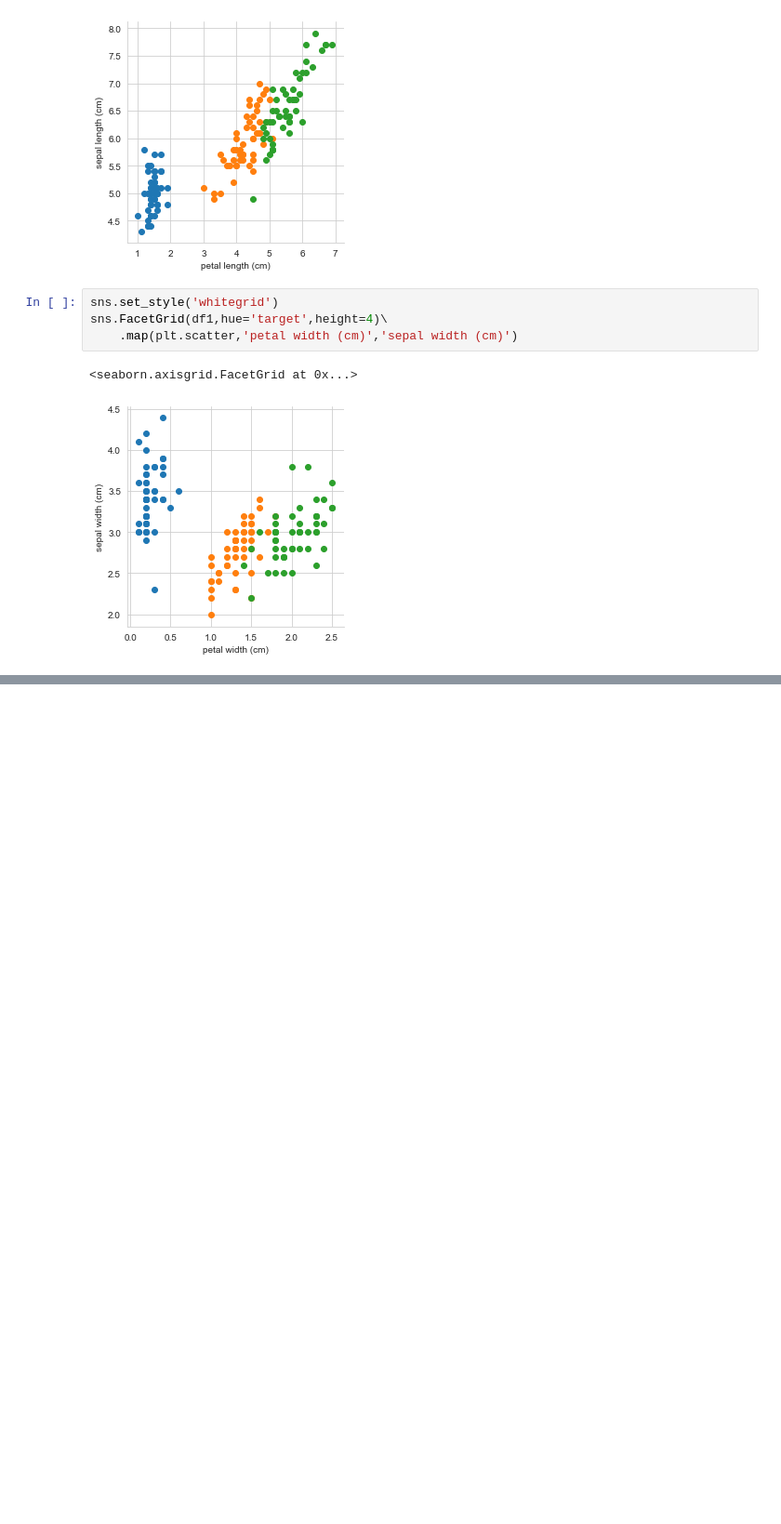
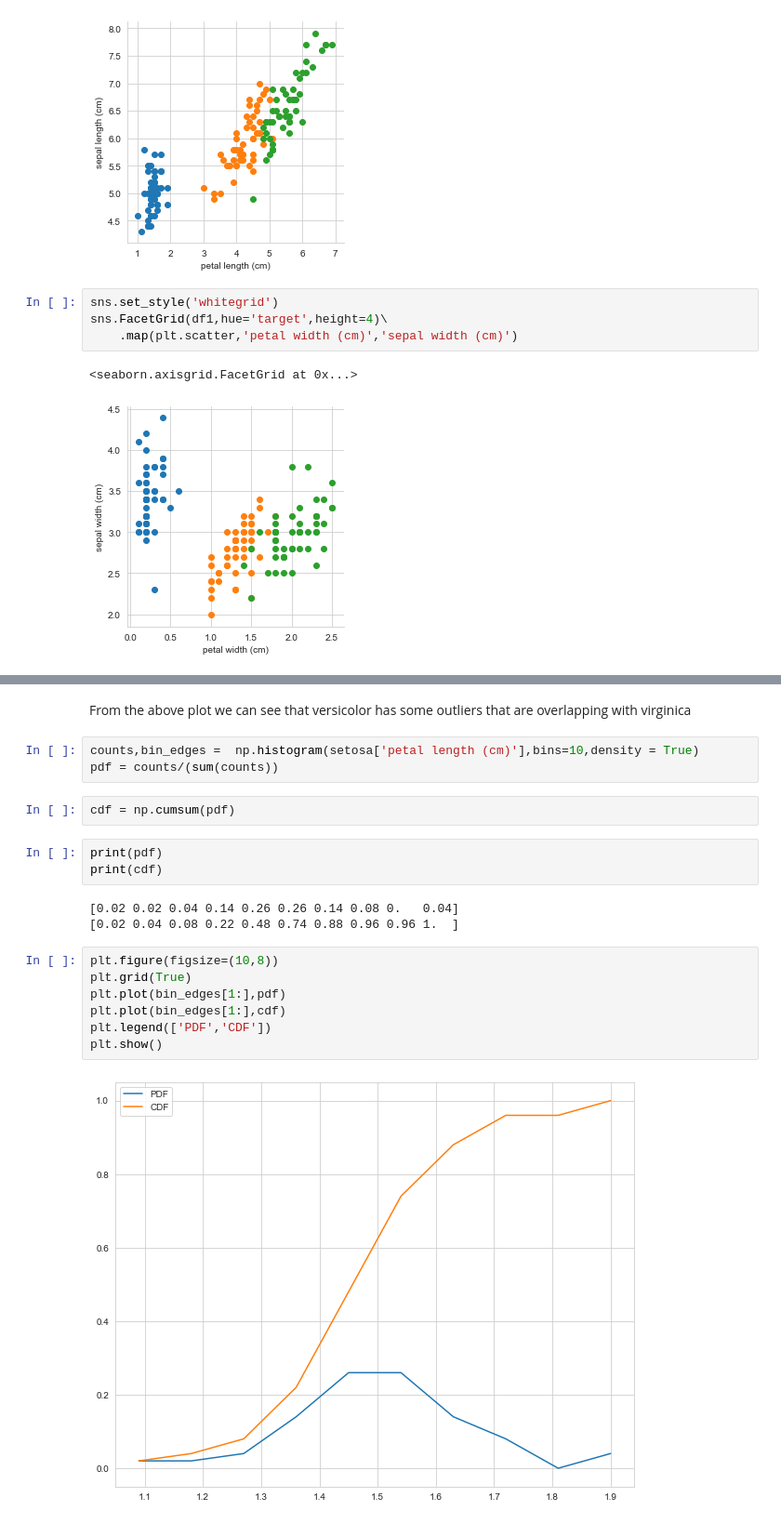
Before and after one commit to marshallclaudius/EDA, a Jupyter notebook: Iris dataset EDA.ipynb, the cells around one changed output, grey strips where cells are left out. Shown at 93% size. Cells and saved outputs as stored; diff of their text form; blank space fills up the shorter version.

```diff
--- a/Iris dataset EDA.ipynb
+++ b/Iris dataset EDA.ipynb
@@ -116,0 +127,22 @@ From this we can observe that there is an overlap with 'versicolor' and 'virgini
+# %% [markdown]
+From the above plot we can see that versicolor has some outliers that are overlapping with virginica
+# %%
+counts,bin_edges =  np.histogram(setosa['petal length (cm)'],bins=10,density = True)
+pdf = counts/(sum(counts))
+# %%
+cdf = np.cumsum(pdf)
+# %%
+print(pdf)
+print(cdf)
+# %% [output]
+[0.02 0.02 0.04 0.14 0.26 0.26 0.14 0.08 0.   0.04]
+[0.02 0.04 0.08 0.22 0.48 0.74 0.88 0.96 0.96 1.  ]
+# %%
+plt.figure(figsize=(10,8))
+plt.grid(True)
+plt.plot(bin_edges[1:],pdf)
+plt.plot(bin_edges[1:],cdf)
+plt.legend(['PDF','CDF'])
+plt.show()
+# %% [output]
+[figure, added]
```
Also changed, not shown: parts of 6 cells of this notebook.
